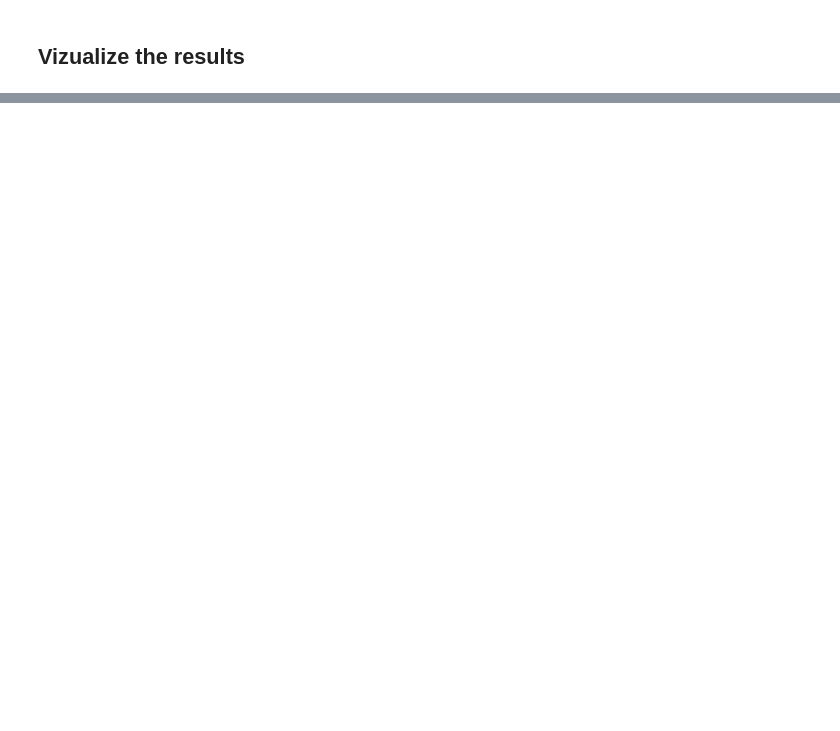
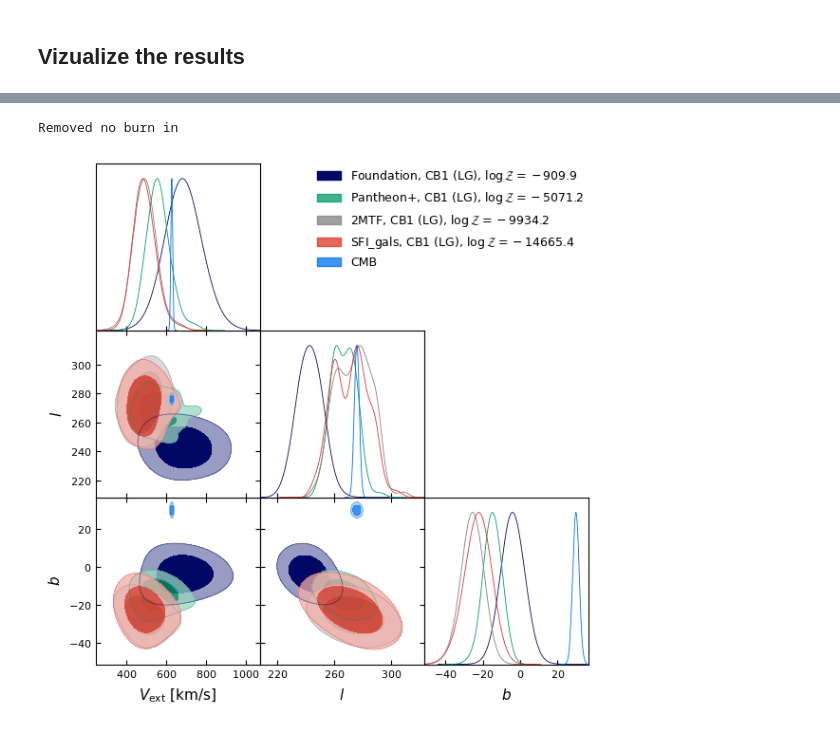
Before and after one commit to Richard-Sti/csiborgtools_public, a Jupyter notebook: notebooks/flow_calibration.ipynb, the cells around one changed output, grey strips where cells are left out. Cells and saved outputs as stored; diff of their text form; code cells hidden in the pictures; blank space fills up the shorter version.

```diff
--- a/notebooks/flow_calibration.ipynb
+++ b/notebooks/flow_calibration.ipynb
@@ -459,4 +141,0 @@ from h5py import File
-# %%
-with File("/mnt/extraspace/rstiskalek/catalogs/Carrick2015_unscaled.hdf5", 'w') as f:
-    f.create_dataset("density", data=density)
-    f.create_dataset("velocity", data=velocity)
@@ -462,0 +344,16 @@ with File("/mnt/extraspace/rstiskalek/catalogs/Carrick2015_unscaled.hdf5", 'w')
+# %%
+k = 0
+LG = 0
+# CSiBORG2
+LOSS_CB2_LG = read_samples("LOSS", "csiborg2_main", k, return_MCsamples=True,subtract_LG_velocity=LG)
+FOUNDATION_CB2_LG = read_samples("Foundation", "csiborg2_main", k, return_MCsamples=True, subtract_LG_velocity=LG)
+# PANTHEON_CB2_LG = read_samples("Pantheon+", "csiborg2_main", k, return_MCsamples=True, subtract_LG_velocity=0)
+TWOMTF_CB2_LG = read_samples("2MTF", "csiborg2_main", k, return_MCsamples=True, subtract_LG_velocity=LG)
+SFIGAL_CB2_LG = read_samples("SFI_gals", "csiborg2_main", k, return_MCsamples=True, subtract_LG_velocity=LG)
+
+# CSiBORG1
+LOSS_CB1_LG = read_samples("LOSS", "csiborg1", k, return_MCsamples=True, subtract_LG_velocity=LG)
+FOUNDATION_CB1_LG = read_samples("Foundation", "csiborg1", k, return_MCsamples=True, subtract_LG_velocity=LG)
+PANTHEON_CB1_LG = read_samples("Pantheon+", "csiborg1", k, return_MCsamples=True, subtract_LG_velocity=LG)
+TWOMTF_CB1_LG = read_samples("2MTF", "csiborg1", k, return_MCsamples=True, subtract_LG_velocity=LG)
+SFIGAL_CB1_LG = read_samples("SFI_gals", "csiborg1", k, return_MCsamples=True, subtract_LG_velocity=LG)
@@ -462,0 +378,36 @@ with File("/mnt/extraspace/rstiskalek/catalogs/Carrick2015_unscaled.hdf5", 'w')
+# %%
+params = ["Vmag", "l", "b"]
+CMB = MCSamples(samples=multivariate_normal([627, 276, 30], [22, 3, 3]).rvs(size=20000),
+                names=params, labels=names_to_latex(params, True), label="CMB")
+
+X = [
+    # LOSS_CB1_LG,
+    FOUNDATION_CB1_LG,
+    PANTHEON_CB1_LG,
+    TWOMTF_CB1_LG,
+    SFIGAL_CB1_LG,
+    # LOSS_CB2_0,
+    # LOSS_CB2_LG,
+    # FOUNDATION_CB2,
+    # FOUNDATION_CB2_LG,
+    # FOUNDATION_CB1_LG,
+    # PANTHEON_CB2,
+    # PANTHEON_CB2_LG,
+    # TWOMTF_CB1,
+    # TWOMTF_CB1_LG,
+    # TWOMTF_CB2,
+    # TWOMTF_CB2_LG,
+    # SFIGAL_CB2,
+    # SFIGAL_CB2_LG,
+    CMB,
+    ]
+
+g = plots.get_subplot_plotter()
+g.settings.figure_legend_frame = False
+g.settings.alpha_filled_add = 0.75
+# g.settings.title_limit_fontsize = 14
+g.triangle_plot(X, params=params, filled=True, legend_loc='upper right')
+g.export(f"../plots/CB1_dipole.png", dpi=500,)
+# %% [output]
+Removed no burn in
+[figure, added]
```
Also changed, not shown: parts of 65 cells of this notebook, 10 other files.
